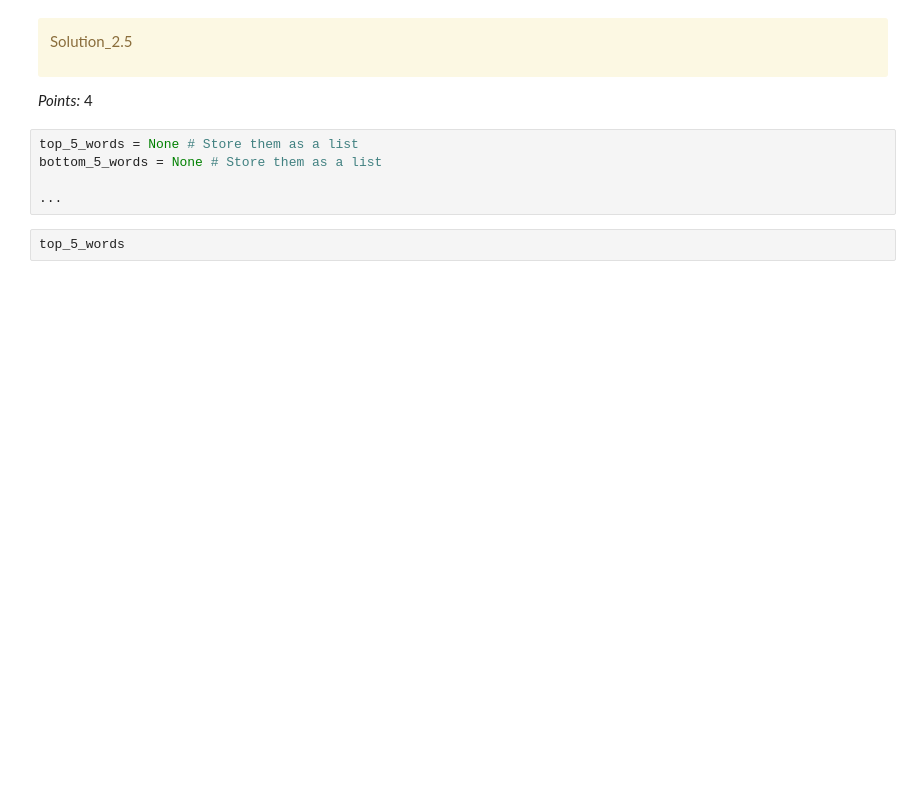
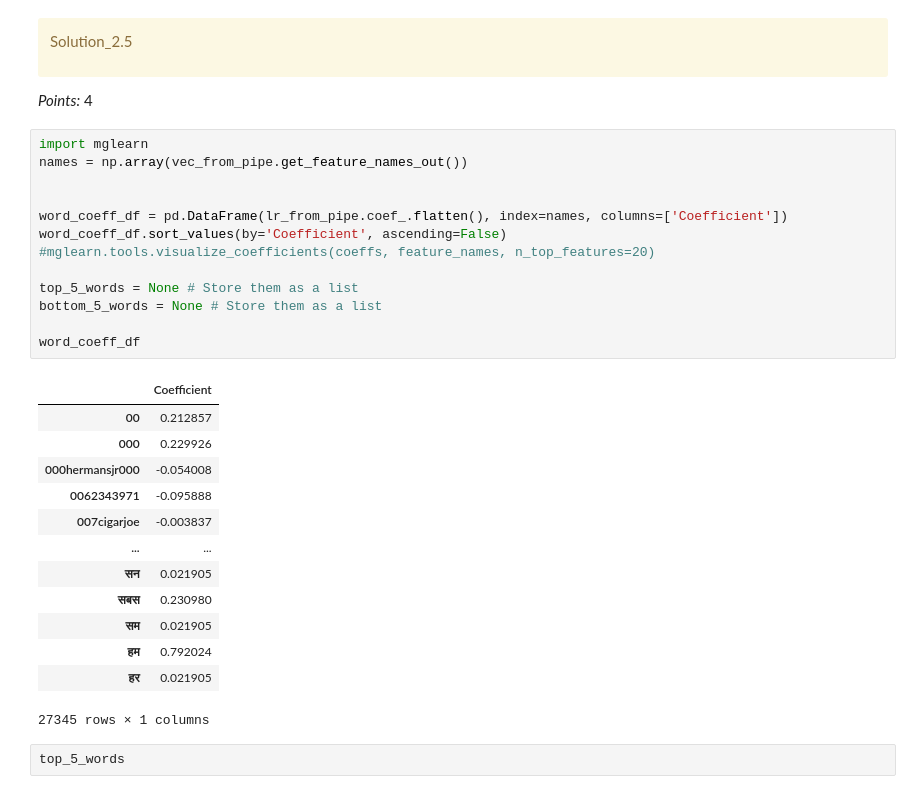
Before and after one commit to sillyyilly/cpsc330work, a Jupyter notebook: hw/hw4/hw4.ipynb, the cells around one changed output. Drawn from its saved outputs; the diff is of its cells as text; blank space fills up the shorter version.

```diff
--- a/hw/hw4/hw4.ipynb
+++ b/hw/hw4/hw4.ipynb
@@ -483,11 +448,33 @@ Solution_2.5
 </div>
 
 _Points:_ 4
-# %%
-top_5_words = None # Store them as a list
-bottom_5_words = None # Store them as a list
-
-...
+# %%
+import mglearn
+names = np.array(vec_from_pipe.get_feature_names_out())
+
+
+word_coeff_df = pd.DataFrame(lr_from_pipe.coef_.flatten(), index=names, columns=['Coefficient'])
+word_coeff_df.sort_values(by='Coefficient', ascending=False)
+#mglearn.tools.visualize_coefficients(coeffs, feature_names, n_top_features=20)
+
+top_5_words = None # Store them as a list
+bottom_5_words = None # Store them as a list
+
+word_coeff_df
+# %% [output]
+|  | Coefficient |
+| 00 | 0.212857 |
+| 000 | 0.229926 |
+| 000hermansjr000 | -0.054008 |
+| 0062343971 | -0.095888 |
+| 007cigarjoe | -0.003837 |
+| ... | ... |
+| सन | 0.021905 |
+| सबस | 0.230980 |
+| सम | 0.021905 |
+| हम | 0.792024 |
+| हर | 0.021905 |
+27345 rows × 1 columns
 # %%
 top_5_words
 # %%
```
Also changed, not shown: parts of 2 cells of this notebook.
